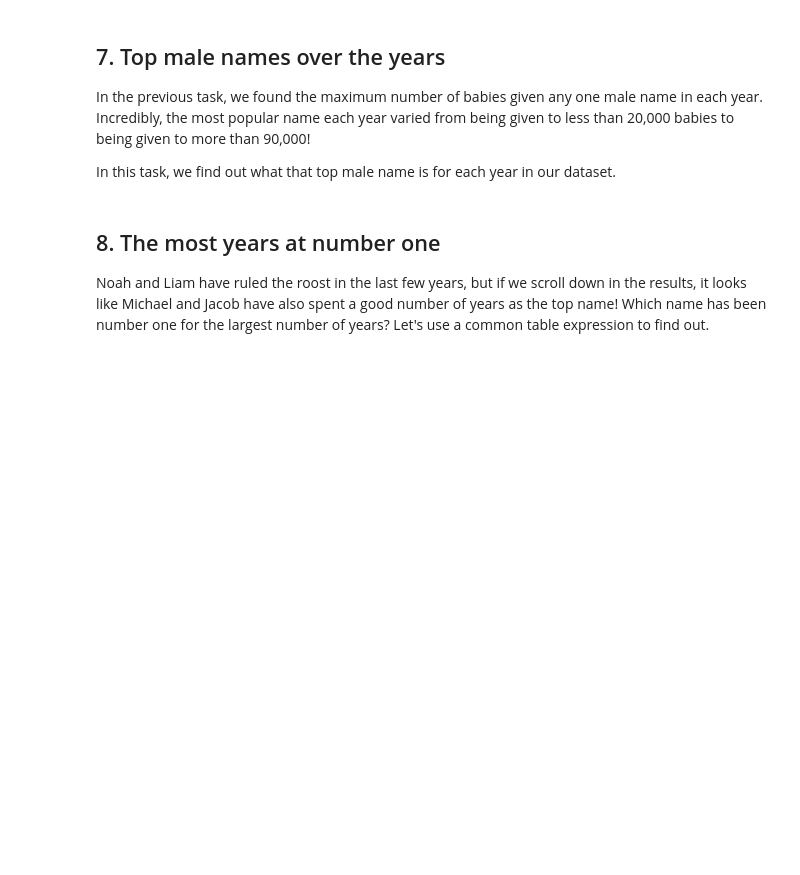
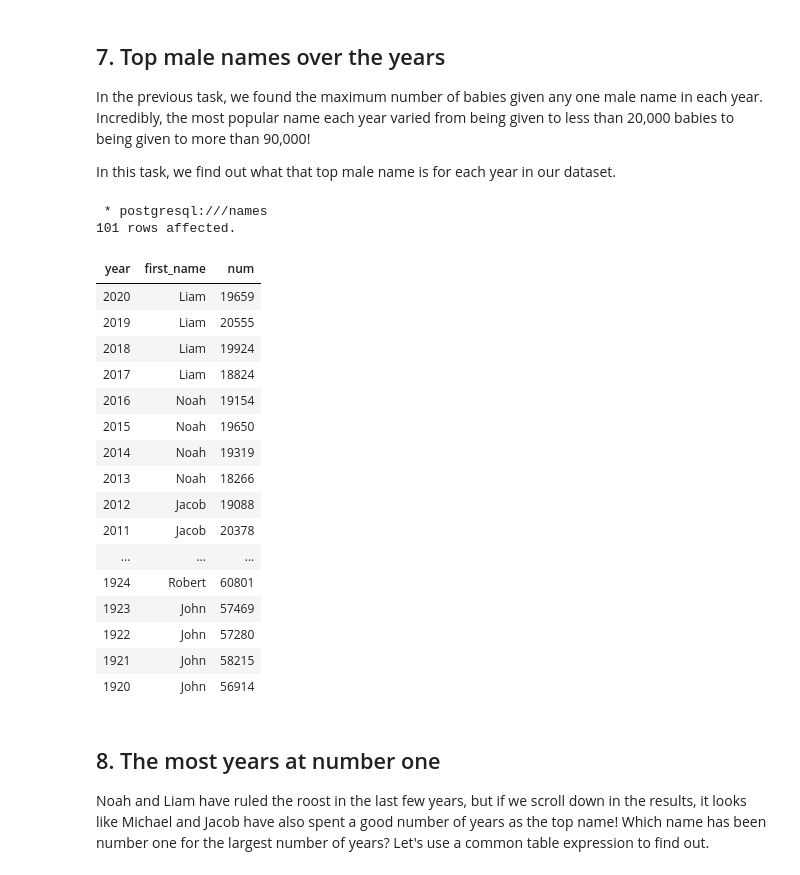
Before and after one commit to jonmabale/datacamp, a Jupyter notebook: sql/Analyzing American Baby Name Trends/notebook.ipynb, the cells around one changed output. Drawn from its saved outputs; the diff is of its cells as text; code cells hidden in the pictures; blank space fills up the shorter version.

```diff
--- a/sql/Analyzing American Baby Name Trends/notebook.ipynb
+++ b/sql/Analyzing American Baby Name Trends/notebook.ipynb
@@ -213,10 +259,43 @@ SELECT first_name
 # %%
 %%sql
 
 -- Select year, first_name given to the largest number of male babies, and num of babies given that name
 -- Join baby_names to the code in the last task as a subquery
 -- Order results by year descending
-...
+
+SELECT b.year,
+       b.first_name,
+       b.num
+  FROM baby_names AS b
+ INNER JOIN (
+           SELECT year, MAX(num) AS max_num
+             FROM baby_names
+            WHERE sex = 'M'
+            GROUP BY year
+            ) AS subquery
+    ON subquery.year = b.year
+       AND subquery.max_num = b.num
+ ORDER BY year DESC;
+# %% [output]
+ * postgresql:///names
+101 rows affected.
+| year | first_name | num |
+| 2020 | Liam | 19659 |
+| 2019 | Liam | 20555 |
+| 2018 | Liam | 19924 |
+| 2017 | Liam | 18824 |
+| 2016 | Noah | 19154 |
+| 2015 | Noah | 19650 |
+| 2014 | Noah | 19319 |
+| 2013 | Noah | 18266 |
+| 2012 | Jacob | 19088 |
+| 2011 | Jacob | 20378 |
+| ... | ... | ... |
+| 1924 | Robert | 60801 |
+| 1923 | John | 57469 |
+| 1922 | John | 57280 |
+| 1921 | John | 58215 |
+| 1920 | John | 56914 |
 # %% [markdown]
 ## 8. The most years at number one
 <p>Noah and Liam have ruled the roost in the last few years, but if we scroll down in the results, it looks like Michael and Jacob have also spent a good number of years as the top name! Which name has been number one for the largest number of years? Let's use a common table expression to find out. </p>
```
Also changed, not shown: parts of 3 cells of this notebook, 1 other file.
